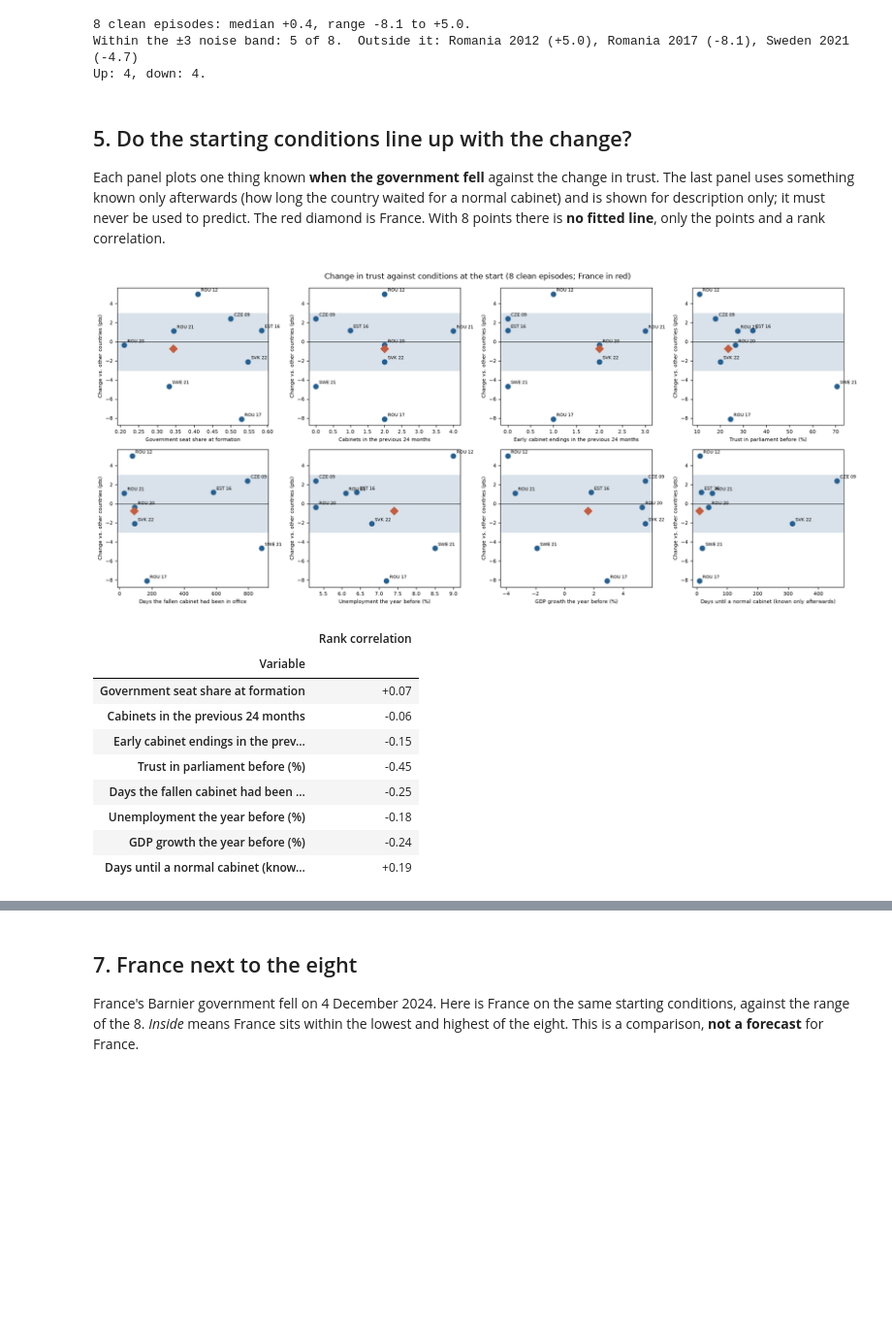
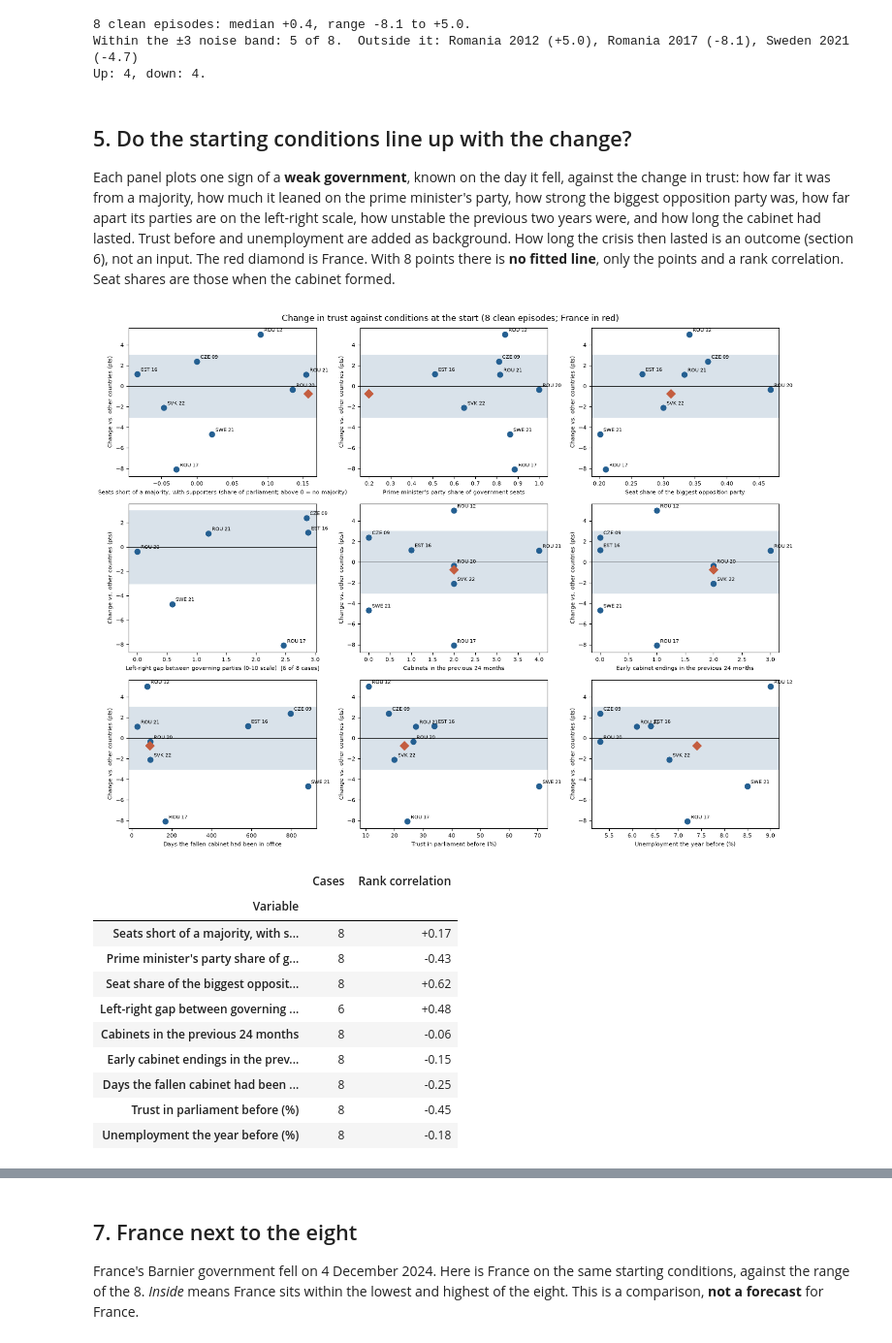
Before and after one commit to Ludusm11/democracy_stress_test, a Jupyter notebook: notebooks/Shock_1_gov_collapse.ipynb, the cells around one changed output, grey strips where cells are left out. Shown at 97% size. Cells and saved outputs as stored; diff of their text form; code cells hidden in the pictures; blank space fills up the shorter version.

```diff
--- a/notebooks/Shock_1_gov_collapse.ipynb
+++ b/notebooks/Shock_1_gov_collapse.ipynb
@@ -171,47 +173,53 @@ Up: 4, down: 4.
 # %% [markdown]
 ## 5. Do the starting conditions line up with the change?
 
-Each panel plots one thing known **when the government fell** against the change in trust. The last panel uses something known only afterwards (how long the country waited for a normal cabinet) and is shown for description only; it must never be used to predict. The red diamond is France. With 8 points there is **no fitted line**, only the points and a rank correlation.
+Each panel plots one sign of a **weak government**, known on the day it fell, against the change in trust: how far it was from a majority, how much it leaned on the prime minister's party, how strong the biggest opposition party was, how far apart its parties are on the left-right scale, how unstable the previous two years were, and how long the cabinet had lasted. Trust before and unemployment are added as background. How long the crisis then lasted is an outcome (section 6), not an input. The red diamond is France. With 8 points there is **no fitted line**, only the points and a rank correlation. Seat shares are those when the cabinet formed.
 # %%
 PANELS = [
-    ('government_seat_share', 'Government seat share at formation'),
+    ('majority_shortfall_with_support', 'Seats short of a majority, with supporters (share of parliament; above 0 = no majority)'),
+    ('pm_party_share_of_government', "Prime minister's party share of government seats"),
+    ('largest_opposition_party_seat_share', 'Seat share of the biggest opposition party'),
+    ('coalition_lr_spread', 'Left-right gap between governing parties (0-10 scale)'),
     ('cabinets_24m_before', 'Cabinets in the previous 24 months'),
     ('early_endings_24m_before', 'Early cabinet endings in the previous 24 months'),
+    ('ending_cabinet_age_days', 'Days the fallen cabinet had been in office'),
     ('parl_pre_trust_pct', 'Trust in parliament before (%)'),
-    ('ending_cabinet_age_days', 'Days the fallen cabinet had been in office'),
     ('unemployment_pct', 'Unemployment the year before (%)'),
-    ('gdp_growth_pct', 'GDP growth the year before (%)'),
-    ('days_until_non_caretaker_cabinet', 'Days until a normal cabinet (known only afterwards)'),
 ]
-fig, axes = plt.subplots(2, 4, figsize=(17, 7.6))
+CRITICAL = {5: 1.0, 6: 0.886, 7: 0.786, 8: 0.738}  # Spearman, two-sided 5%, by number of cases
+fig, axes = plt.subplots(3, 3, figsize=(14, 11))
 rho = []
 for ax, (col, label) in zip(axes.flat, PANELS):
     ax.axhspan(-3, 3, color=LIGHT, zorder=0)
     ax.axhline(0, color='black', lw=0.7)
     ax.scatter(clean[col], clean[CHANGE], s=60, color=BLUE, zorder=3)
+    n_cases = int(clean[[col, CHANGE]].notna().all(axis=1).sum())
     for r in clean.itertuples():
+        if pd.isna(getattr(r, col)):
+            continue
         ax.annotate(r.short, (getattr(r, col), getattr(r, CHANGE)), textcoords='offset points', xytext=(5, 4), fontsize=7)
     if pd.notna(france[col]) and pd.notna(france[CHANGE]):
         ax.scatter(france[col], france[CHANGE], s=80, marker='D', color=RED, zorder=4)
-    ax.set_xlabel(label, fontsize=8)
+    ax.set_xlabel(label + (f'  [{n_cases} of 8 cases]' if n_cases < 8 else ''), fontsize=8)
     ax.set_ylabel('Change vs. other countries (pts)', fontsize=8)
     ax.tick_params(labelsize=8)
     # Spearman rank correlation = Pearson correlation of the ranks
-    rho.append({'Variable': label, 'Rank correlation': clean[col].rank().corr(clean[CHANGE].rank())})
+    rho.append({'Variable': label, 'Cases': n_cases, 'Rank correlation': clean[col].rank().corr(clean[CHANGE].rank())})
 fig.suptitle('Change in trust against conditions at the start (8 clean episodes; France in red)', fontsize=12)
 plt.tight_layout()
 plt.show()
-pd.DataFrame(rho).set_index('Variable').style.format('{:+.2f}')
+pd.DataFrame(rho).set_index('Variable').style.format({'Rank correlation': '{:+.2f}', 'Cases': '{:.0f}'})
 # %% [output]
-[figure, old version]
+[figure, new version]
-|  | Rank correlation |
-| Variable |  |
-| Government seat share at formation | +0.07 |
-| Cabinets in the previous 24 months | -0.06 |
-| Early cabinet endings in the prev... | -0.15 |
-| Trust in parliament before (%) | -0.45 |
-| Days the fallen cabinet had been ... | -0.25 |
-| Unemployment the year before (%) | -0.18 |
-| GDP growth the year before (%) | -0.24 |
-| Days until a normal cabinet (know... | +0.19 |
+|  | Cases | Rank correlation |
+| Variable |  |  |
+| Seats short of a majority, with s... | 8 | +0.17 |
+| Prime minister's party share of g... | 8 | -0.43 |
+| Seat share of the biggest opposit... | 8 | +0.62 |
+| Left-right gap between governing ... | 6 | +0.48 |
+| Cabinets in the previous 24 months | 8 | -0.06 |
+| Early cabinet endings in the prev... | 8 | -0.15 |
+| Days the fallen cabinet had been ... | 8 | -0.25 |
+| Trust in parliament before (%) | 8 | -0.45 |
+| Unemployment the year before (%) | 8 | -0.18 |
 # %% [markdown]
```
Also changed, not shown: parts of 37 cells of this notebook, 10 other files.
